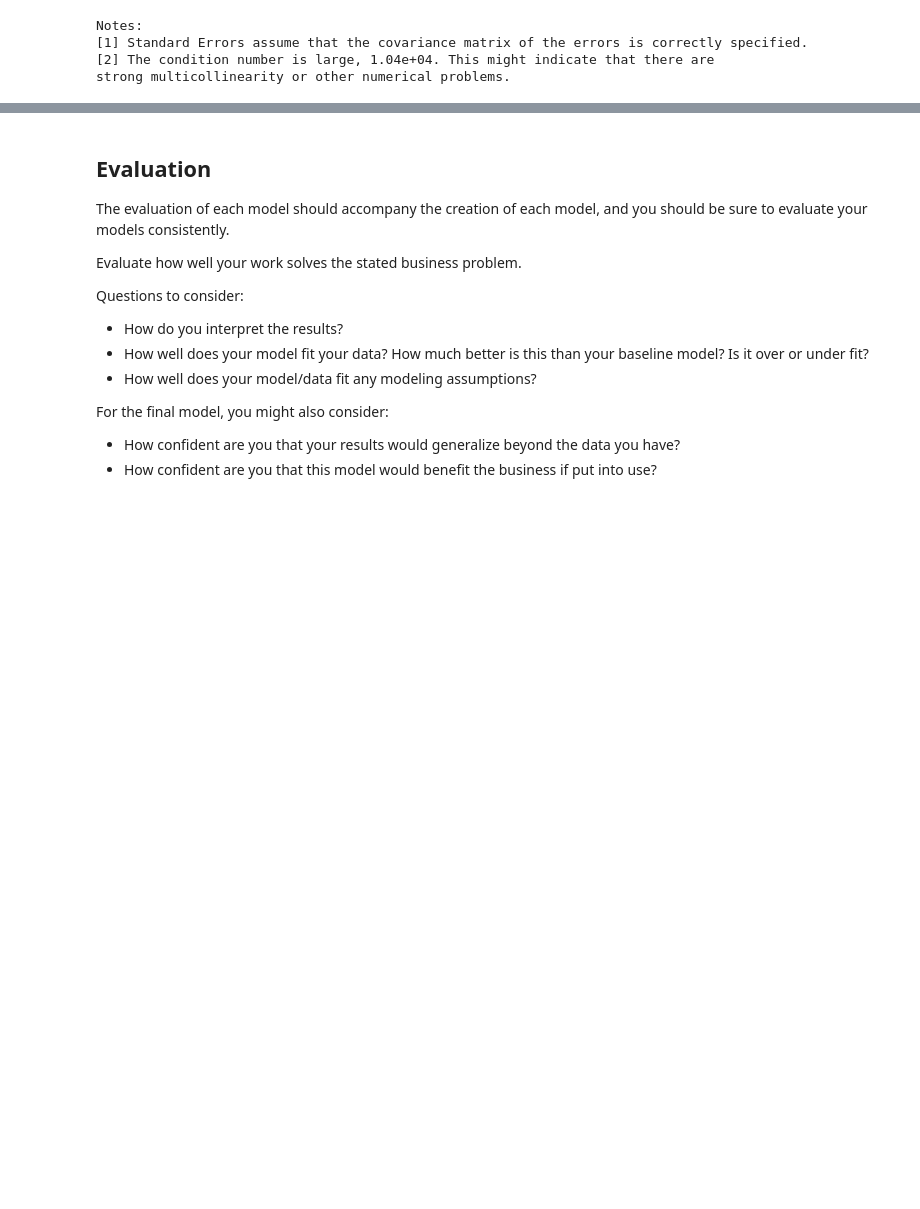
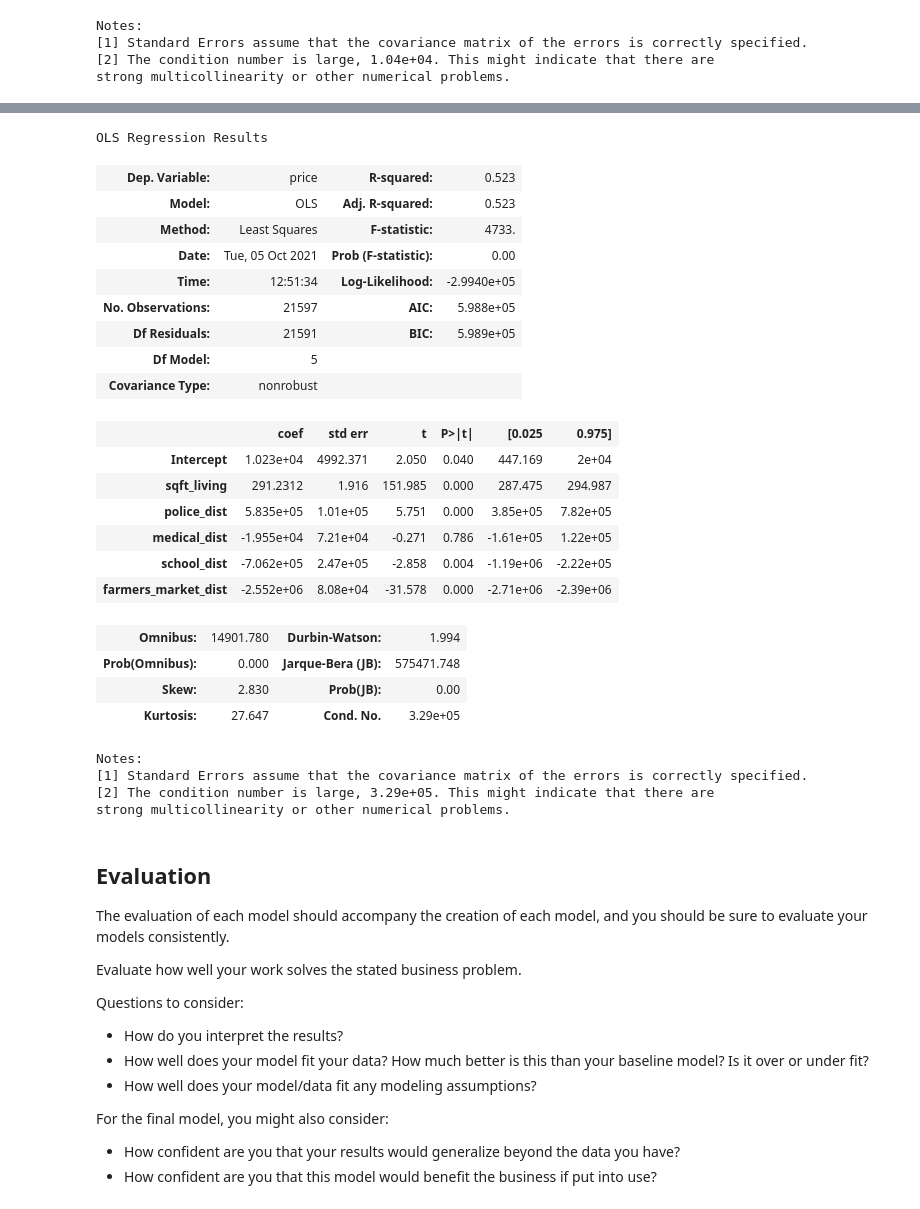
Before and after one commit to Shoemaker703/home_sales_analysis_project, a Jupyter notebook: notebooks/Alex M/Project2AlexM.ipynb, the cells around one changed output, grey strips where cells are left out. Cells and saved outputs as stored; diff of their text form; code cells hidden in the pictures; blank space fills up the shorter version.

```diff
--- a/notebooks/Alex M/Project2AlexM.ipynb
+++ b/notebooks/Alex M/Project2AlexM.ipynb
@@ -575,3 +595,33 @@ strong multicollinearity or other numerical problems.
+# %%
+formula = 'price ~ sqft_living + police_dist + medical_dist + school_dist + farmers_market_dist'
+model = ols(formula = formula, data = df).fit()
+model.summary()
+# %% [output]
+OLS Regression Results
+| Dep. Variable: | price | R-squared: | 0.523 |
+| Model: | OLS | Adj. R-squared: | 0.523 |
+| Method: | Least Squares | F-statistic: | 4733. |
+| Date: | Tue, 05 Oct 2021 | Prob (F-statistic): | 0.00 |
+| Time: | 12:51:34 | Log-Likelihood: | -2.9940e+05 |
+| No. Observations: | 21597 | AIC: | 5.988e+05 |
+| Df Residuals: | 21591 | BIC: | 5.989e+05 |
+| Df Model: | 5 |  |  |
+| Covariance Type: | nonrobust |  |  |
+|  | coef | std err | t | P>|t| | [0.025 | 0.975] |
+| Intercept | 1.023e+04 | 4992.371 | 2.050 | 0.040 | 447.169 | 2e+04 |
+| sqft_living | 291.2312 | 1.916 | 151.985 | 0.000 | 287.475 | 294.987 |
+| police_dist | 5.835e+05 | 1.01e+05 | 5.751 | 0.000 | 3.85e+05 | 7.82e+05 |
+| medical_dist | -1.955e+04 | 7.21e+04 | -0.271 | 0.786 | -1.61e+05 | 1.22e+05 |
+| school_dist | -7.062e+05 | 2.47e+05 | -2.858 | 0.004 | -1.19e+06 | -2.22e+05 |
+| farmers_market_dist | -2.552e+06 | 8.08e+04 | -31.578 | 0.000 | -2.71e+06 | -2.39e+06 |
+| Omnibus: | 14901.780 | Durbin-Watson: | 1.994 |
+| Prob(Omnibus): | 0.000 | Jarque-Bera (JB): | 575471.748 |
+| Skew: | 2.830 | Prob(JB): | 0.00 |
+| Kurtosis: | 27.647 | Cond. No. | 3.29e+05 |
+Notes:
+[1] Standard Errors assume that the covariance matrix of the errors is correctly specified.
+[2] The condition number is large, 3.29e+05. This might indicate that there are
+strong multicollinearity or other numerical problems.
 # %% [markdown]
 ## Evaluation
 
```
Also changed, not shown: parts of 1 cell of this notebook.
